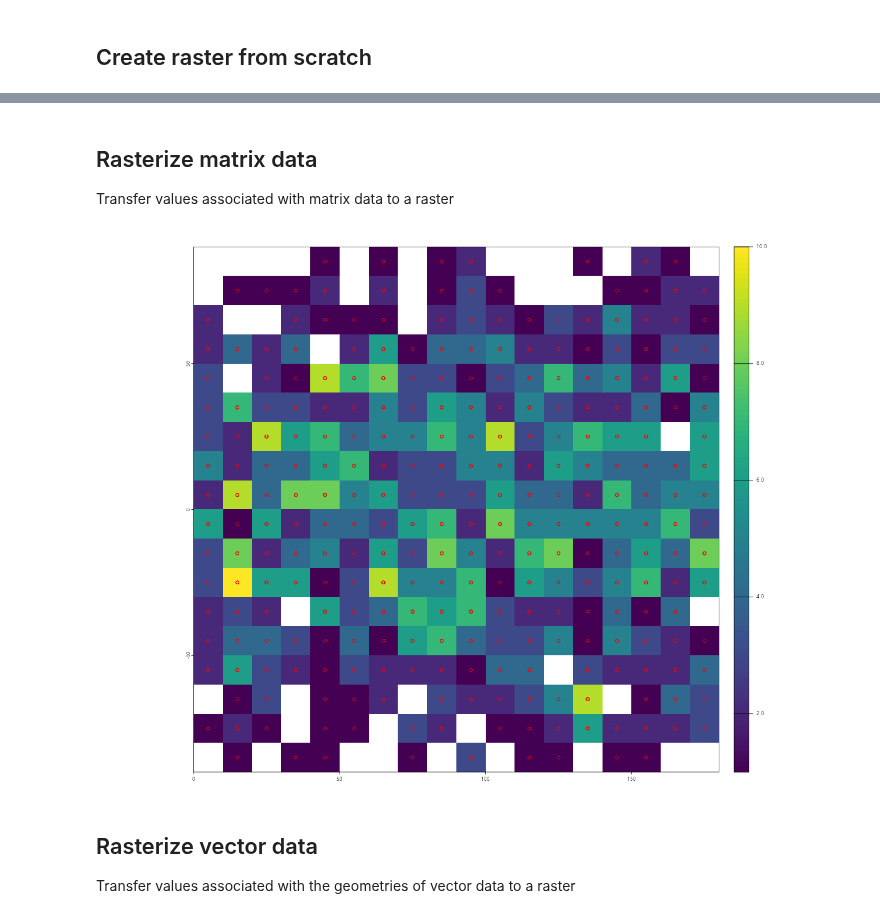
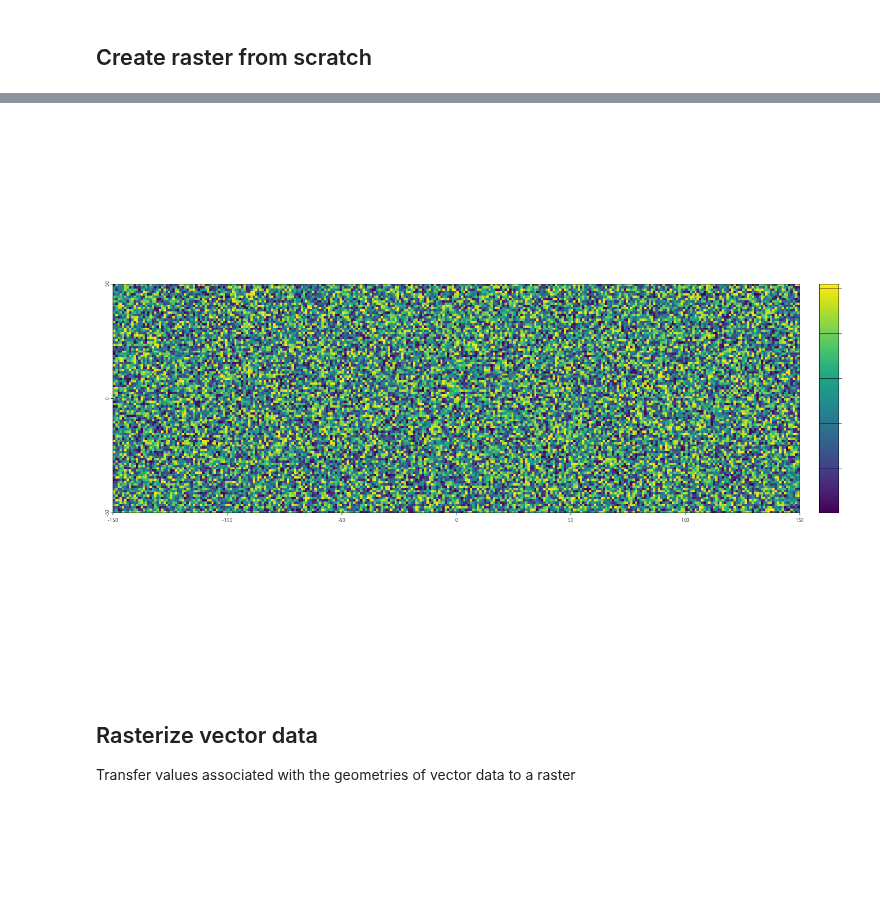
Before and after one commit to LTER-LIFE/vl-geospatial-toolbox, a Jupyter notebook: rasterization.ipynb, the cells around one changed output, grey strips where cells are left out. Drawn from its saved outputs; the diff is of its cells as text; code cells hidden in the pictures; blank space fills up the shorter version.

```diff
--- a/rasterization.ipynb
+++ b/rasterization.ipynb
@@ -43,8 +83,6 @@ param_overwrite <- TRUE
 # GSTB create raster
 # NaaVRE:
 #  cell:
-#   inputs:
-#    - in_file: String
 #   params:
 #    - param_nrows: Integer
 #    - param_ncols: Integer
@@ -54,24 +92,20 @@ param_overwrite <- TRUE
 #    - param_ymin: Float
 #    - param_ymax: Float
 #    - param_crs: String
-#    - param_extent: List
 #    - param_resolution: List
-#    - param_vals: List
+#    - param_values: List
 #    - param_names: List
 #    - param_time: List
 #    - param_units: List
+#    - param_out: String
 #   outputs:
 #    - out: String
 #   dependencies:
 #    - name: terra
 # ...
 
-# File path to be converted to raster
-x <- in_file
-
 # Create raster
-r <- rast(x          = x,
-          nrows      = param_nrows,
+r <- rast(nrows      = param_nrows,
           ncols      = param_ncols,
           nlyrs      = param_nlyrs,
           xmin       = param_xmin,
@@ -79,9 +113,8 @@ r <- rast(x          = x,
           ymin       = param_ymin,
           ymax       = param_ymax,
           crs        = param_crs,
-          extent     = param_extent,
           resolution = param_resolution,
-          vals       = param_vals,
+          vals       = param_values,
           names      = param_names,
           time       = param_time,
           units      = param_units)
@@ -90,3 +123,8 @@ r <- rast(x          = x,
 writeRaster(x         = r,
             filename  = paste0(param_out, "/created_raster.tif"),
             overwrite = TRUE)
+
+# Output
+out <- list.files(path = param_out,
+                  pattern = "created_raster.tif",
+                  full.names = TRUE)
@@ -115,4 +130,0 @@ plot(r)
-# %% [markdown]
-## Rasterize matrix data
-
-Transfer values associated with matrix data to a raster
@@ -156,16 +131,7 @@ rasterize(x          = x,
-# %%
-# Example
-
-set.seed(1)
-x <- spatSample(rast(xmin = 0, ncols = 18, nrows = 18),
-                1000, xy = TRUE, replace = TRUE)
-y <- rast(xmin = 0, ncols = 18, nrows = 18)
-
-r <- rasterize(x, y, fun = sum)
-plot(r)
-points(x, col = "red")
-# %% [output]
-[figure, removed]
+# %%
+plot(rast(out))
+# %% [output]
+[figure, added]
 # %% [markdown]
 ## Rasterize vector data
 
```
Also changed, not shown: parts of 13 cells of this notebook, 3 other files.
